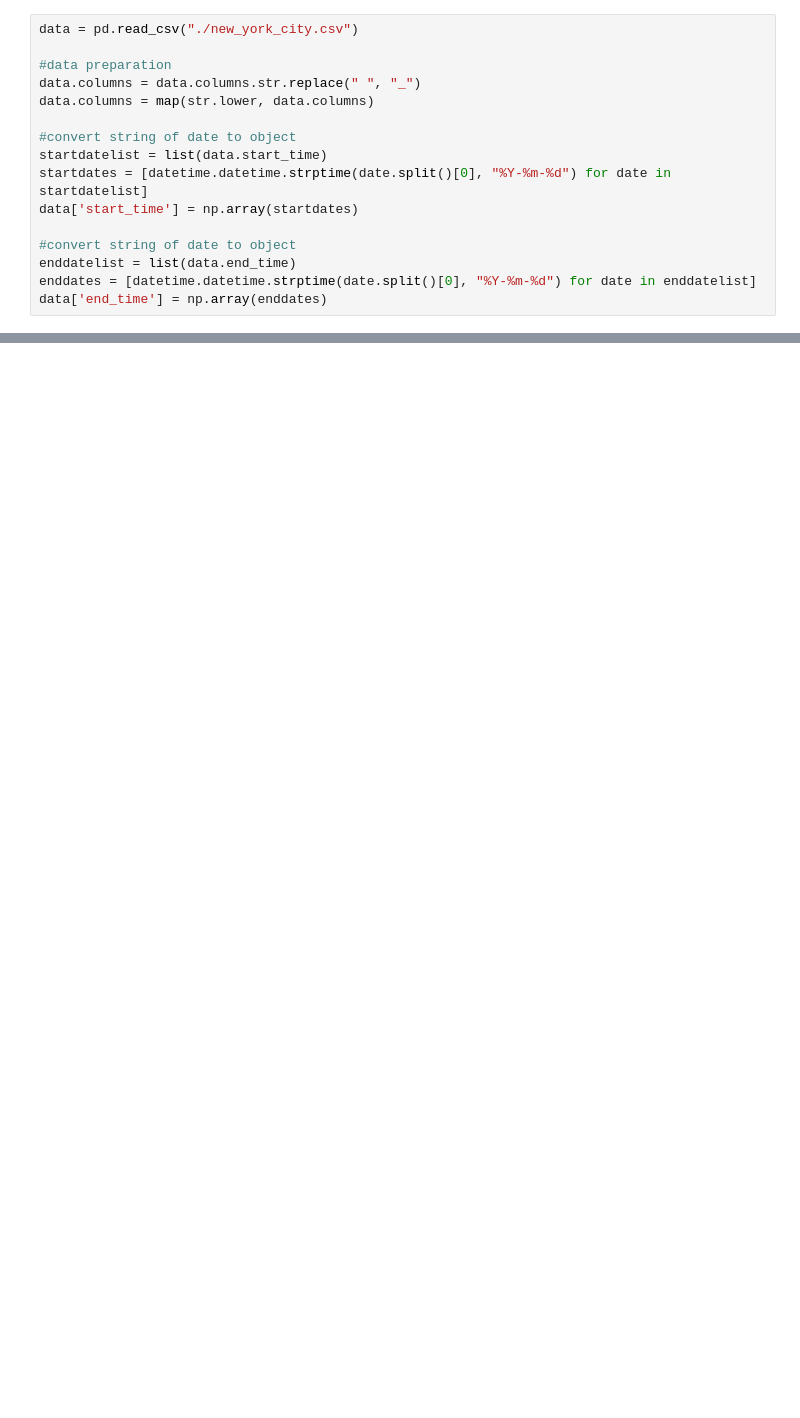
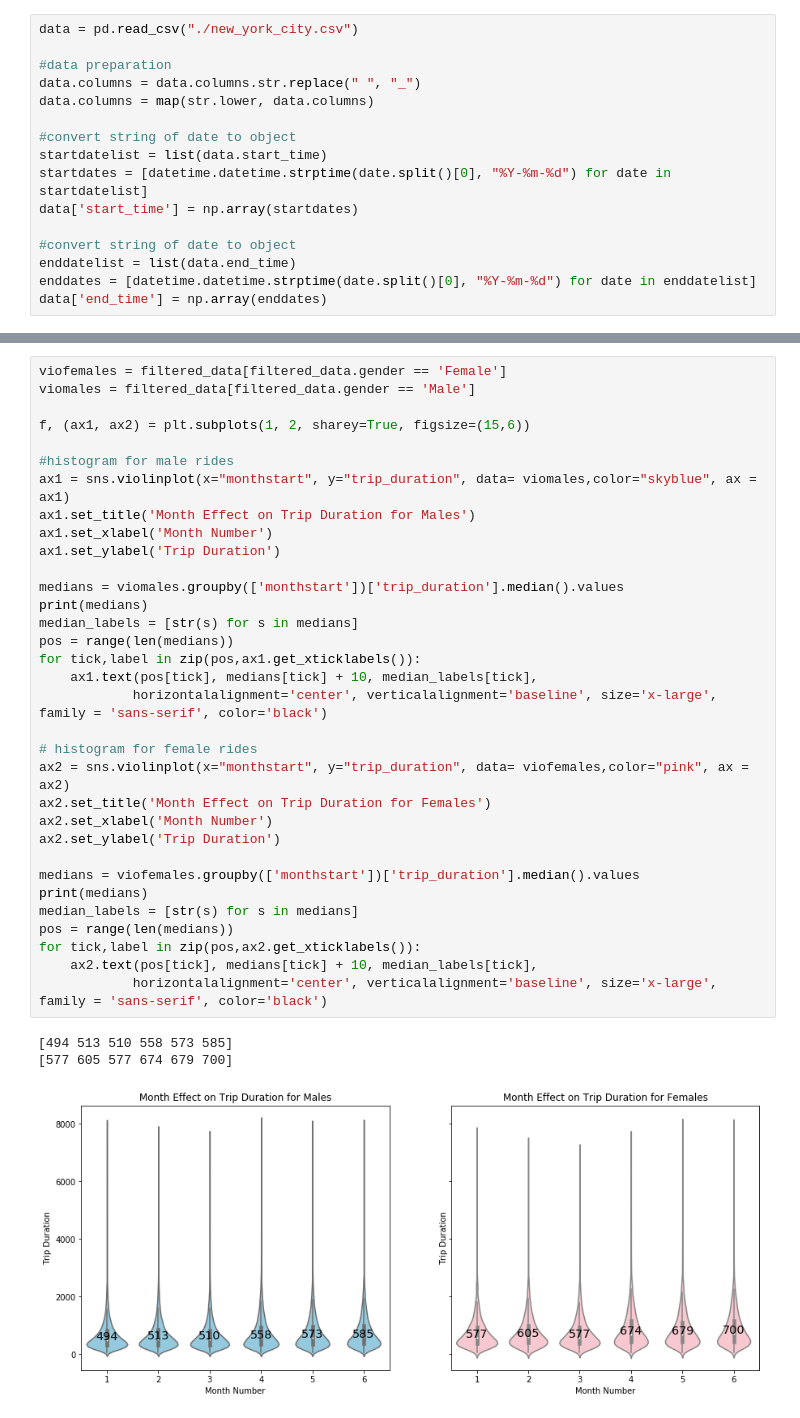
Before and after one commit to jacob-lu/info300final, a Jupyter notebook: Jacob Lu Exploration.ipynb, the cells around one changed output, grey strips where cells are left out. Saved outputs shown, nothing was run; the diff lists cells and outputs as text; blank space fills up the shorter version.

```diff
--- a/Jacob Lu Exploration.ipynb
+++ b/Jacob Lu Exploration.ipynb
@@ -67,0 +93,37 @@ data
+# %%
+viofemales = filtered_data[filtered_data.gender == 'Female']
+viomales = filtered_data[filtered_data.gender == 'Male']
+
+f, (ax1, ax2) = plt.subplots(1, 2, sharey=True, figsize=(15,6))
+
+#histogram for male rides
+ax1 = sns.violinplot(x="monthstart", y="trip_duration", data= viomales,color="skyblue", ax = ax1)
+ax1.set_title('Month Effect on Trip Duration for Males')
+ax1.set_xlabel('Month Number')
+ax1.set_ylabel('Trip Duration')
+
+medians = viomales.groupby(['monthstart'])['trip_duration'].median().values
+print(medians)
+median_labels = [str(s) for s in medians]
+pos = range(len(medians))
+for tick,label in zip(pos,ax1.get_xticklabels()):
+    ax1.text(pos[tick], medians[tick] + 10, median_labels[tick],
+            horizontalalignment='center', verticalalignment='baseline', size='x-large', family = 'sans-serif', color='black')
+
+# histogram for female rides
+ax2 = sns.violinplot(x="monthstart", y="trip_duration", data= viofemales,color="pink", ax = ax2)
+ax2.set_title('Month Effect on Trip Duration for Females')
+ax2.set_xlabel('Month Number')
+ax2.set_ylabel('Trip Duration')
+
+medians = viofemales.groupby(['monthstart'])['trip_duration'].median().values
+print(medians)
+median_labels = [str(s) for s in medians]
+pos = range(len(medians))
+for tick,label in zip(pos,ax2.get_xticklabels()):
+    ax2.text(pos[tick], medians[tick] + 10, median_labels[tick],
+            horizontalalignment='center', verticalalignment='baseline', size='x-large', family = 'sans-serif', color='black')
+# %% [output]
+[494 513 510 558 573 585]
+[577 605 577 674 679 700]
+[figure, added]
```
Also changed, not shown: parts of 8 cells of this notebook.
